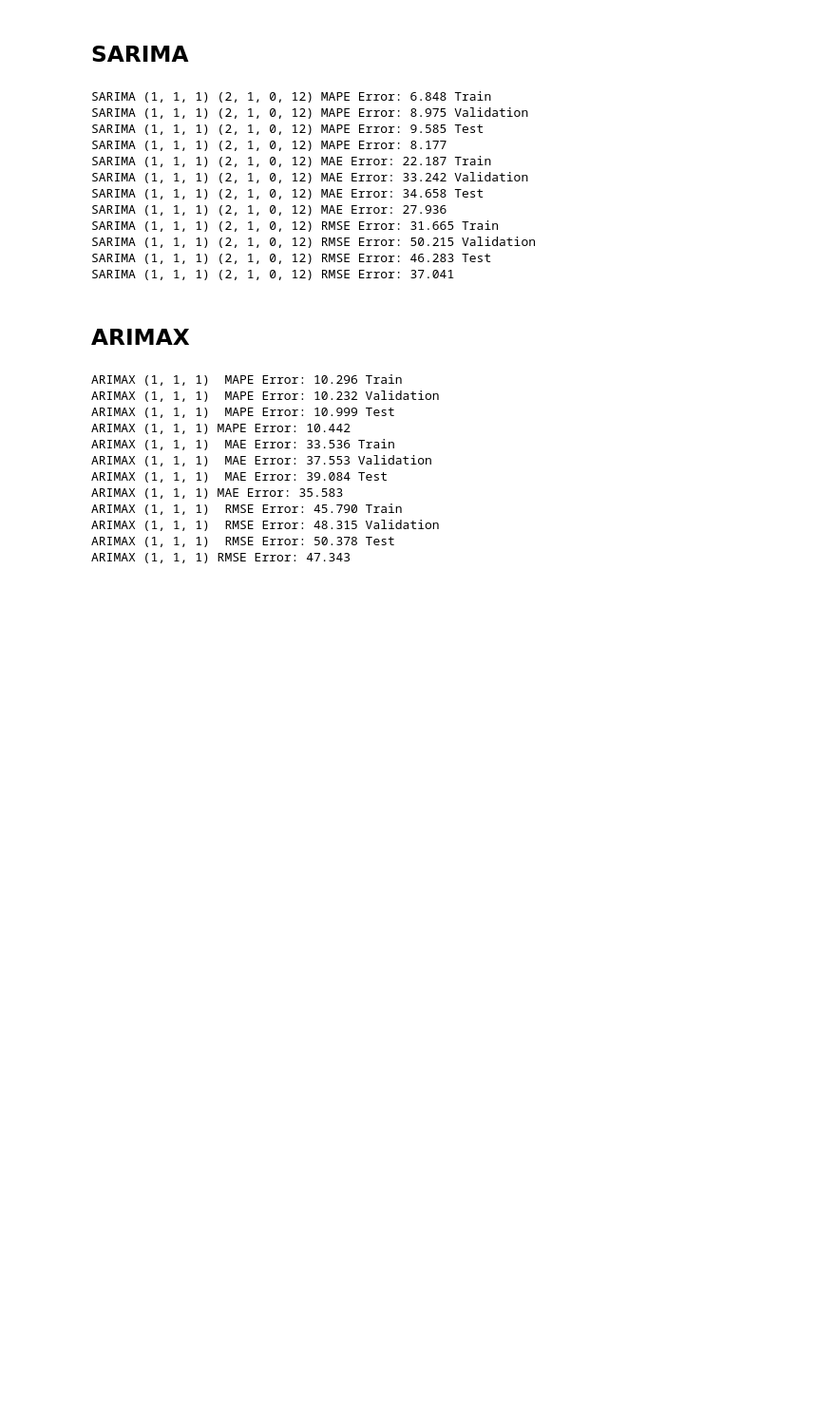
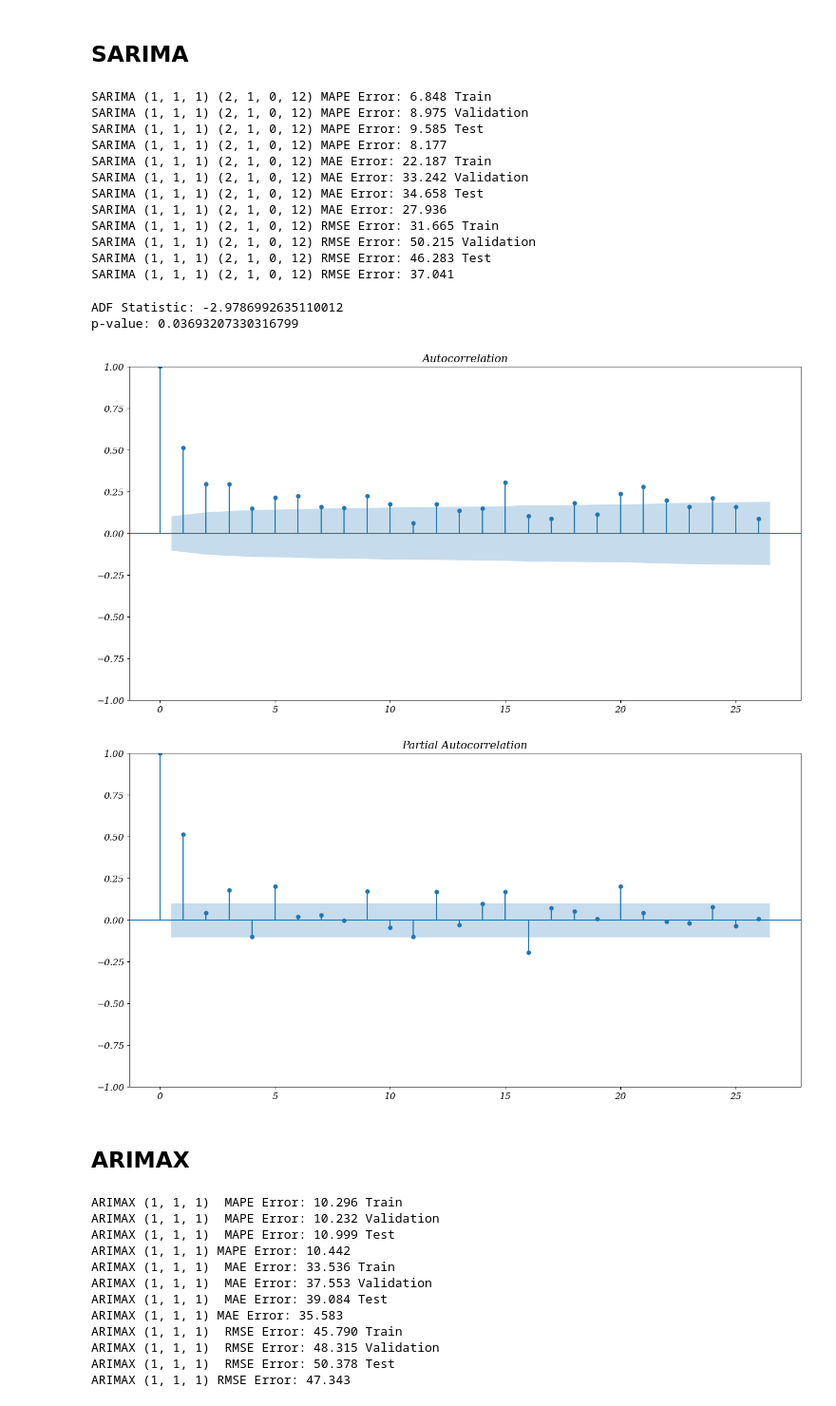
Before and after one commit to TheTchesko/Mestre-Tchesko, a Jupyter notebook: Modelos em Python/Modelos ARIMA.ipynb, the cells around one changed output. Shown at 95% size. Saved outputs shown, nothing was run; the diff lists cells and outputs as text; code cells hidden in the pictures; blank space fills up the shorter version.

```diff
--- a/Modelos em Python/Modelos ARIMA.ipynb
+++ b/Modelos em Python/Modelos ARIMA.ipynb
@@ -1079,16 +1091,21 @@ SARIMA (1, 1, 1) (2, 1, 0, 12) RMSE Error: 46.283 Test
 SARIMA (1, 1, 1) (2, 1, 0, 12) RMSE Error: 37.041
 # %%
 
-# ad_fuller_result = adfuller(endog[1:])
+ad_fuller_result = adfuller(endog[1:])
 
-# print(f'ADF Statistic: {ad_fuller_result[0]}')
-# print(f'p-value: {ad_fuller_result[1]}')
+print(f'ADF Statistic: {ad_fuller_result[0]}')
+print(f'p-value: {ad_fuller_result[1]}')
 
 
-# plot_acf(endog[1:]);
-# plt.savefig(f"acf.pdf", dpi=500)
-# plot_pacf(endog[1:]);
-# plt.savefig(f"pacf.pdf", dpi=500)
+plot_acf(endog[1:]);
+plt.savefig(f"acf.pdf", dpi=500)
+plot_pacf(endog[1:]);
+plt.savefig(f"pacf.pdf", dpi=500)
+# %% [output]
+ADF Statistic: -2.9786992635110012
+p-value: 0.03693207330316799
+[figure, added]
+[figure, added]
 # %%
 
 lj_sarima_df = sm.stats.acorr_ljungbox(res.resid, lags=lag, return_df=True)
```
Also changed, not shown: parts of 10 cells of this notebook, 41 other files.
